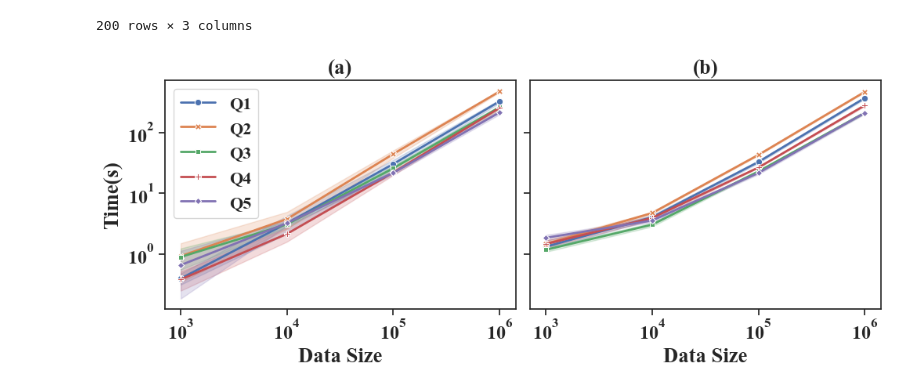
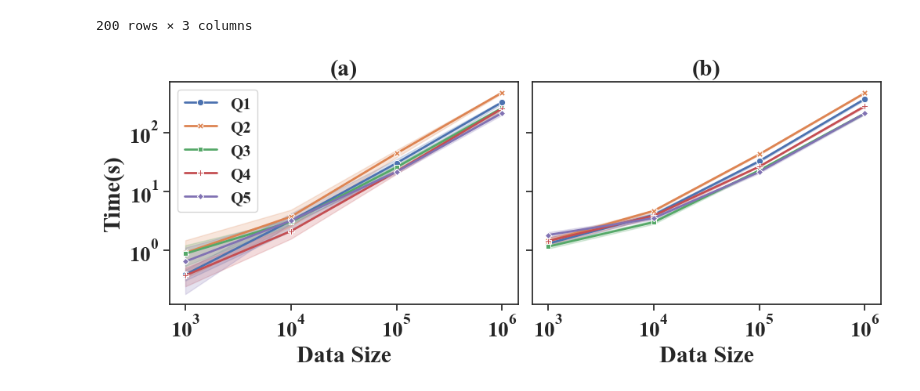
Before and after one commit to youny626/DP_test, a Jupyter notebook: scalability/plot.ipynb, the cells around one changed output. Drawn from its saved outputs; the diff is of its cells as text; code cells hidden in the pictures.

```diff
--- a/scalability/plot.ipynb
+++ b/scalability/plot.ipynb
@@ -104,35 +104,35 @@ import seaborn as sns
 import matplotlib.pyplot as plt
 
 # plt.rcParams['figure.dpi'] = 300
-sns.set_theme(style="ticks", font="Times New Roman", font_scale=1.6)
+sns.set_theme(style="ticks", font="Times New Roman", font_scale=1.8)
 plt.rcParams["font.weight"] = "bold"
 plt.rcParams["axes.labelweight"] = "bold"
 # %%
 # plt.rcParams["figure.figsize"] = [8, 4]
 # plt.rcParams['figure.constrained_layout.use'] = True
 
 fig, axes = plt.subplots(1, 2, figsize=(10,4), constrained_layout=True, sharey=True)
 
 for i in range(2):
     g = sns.lineplot(
         data=dfs[i], x="size", y="time", hue="query", ax=axes[i],
         err_style="band", errorbar="sd", style="query", markers=True, dashes=False, linewidth=2)
     g.set_yscale("log")
     g.set_xscale("log")
     # _ = g.set_yticks([1, 10, 100, 1000, 10000])
     if i == 0:
         _ = g.set(xlabel="Data Size", ylabel="Time(s)")
-        g.legend(fontsize='small', title_fontsize='small')
+        g.legend(fontsize='x-small')
         g.set_title("(a)", fontweight="bold")
     else:
         g.get_legend().remove()
         _ = g.set(xlabel="Data Size")
         g.set_title("(b)", fontweight="bold")
 
     g.minorticks_off()
 # plt.tight_layout()
-plt.savefig("figures/scalability_svt.pdf", bbox_inches = 'tight')
+plt.savefig("figures/scalability.pdf", bbox_inches = 'tight')
 plt.show()
 plt.close()
 # %% [output]
-[figure, old version]
+[figure, new version]
```
Also changed, not shown: 2 other files.
